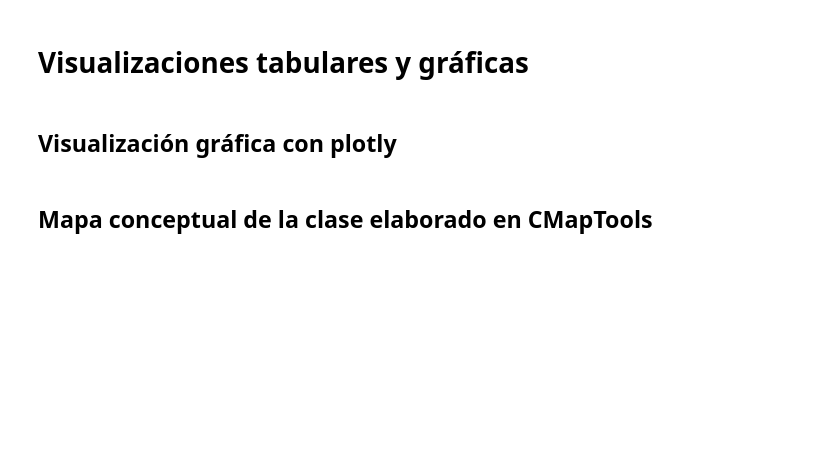
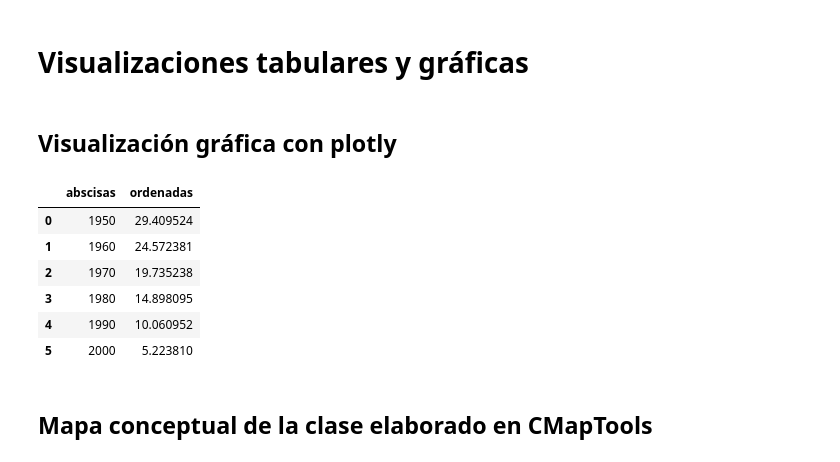
Before and after one commit to marco-canas/fundamentos_de_las_matematicas, a Jupyter notebook: classes/2_functions/2_funciones_lineales/2_funciones_lineales.ipynb, the cells around one changed output. Saved outputs shown, nothing was run; the diff lists cells and outputs as text; code cells hidden in the pictures; blank space fills up the shorter version.

```diff
--- a/classes/2_functions/2_funciones_lineales/2_funciones_lineales.ipynb
+++ b/classes/2_functions/2_funciones_lineales/2_funciones_lineales.ipynb
@@ -350,11 +354,18 @@ Se predice que se demorará 10 años para que la tasa de mortalidad infantil en
 # %%
 import numpy as np
 import pandas as pd
-X = np.array([1,2])
-Y = np.array([1,3])
 
-tabla = pd.DataFrame({'abscisas':X, 'ordenadas':Y})
+
+tabla = pd.DataFrame({'abscisas':años, 'ordenadas':linea_regresion})
 tabla
+# %% [output]
+|  | abscisas | ordenadas |
+| 0 | 1950 | 29.409524 |
+| 1 | 1960 | 24.572381 |
+| 2 | 1970 | 19.735238 |
+| 3 | 1980 | 14.898095 |
+| 4 | 1990 | 10.060952 |
+| 5 | 2000 | 5.223810 |
 # %%
 import pandas as pd
 import plotly.express as px
```
Also changed, not shown: parts of 8 cells of this notebook, 1 other file.
